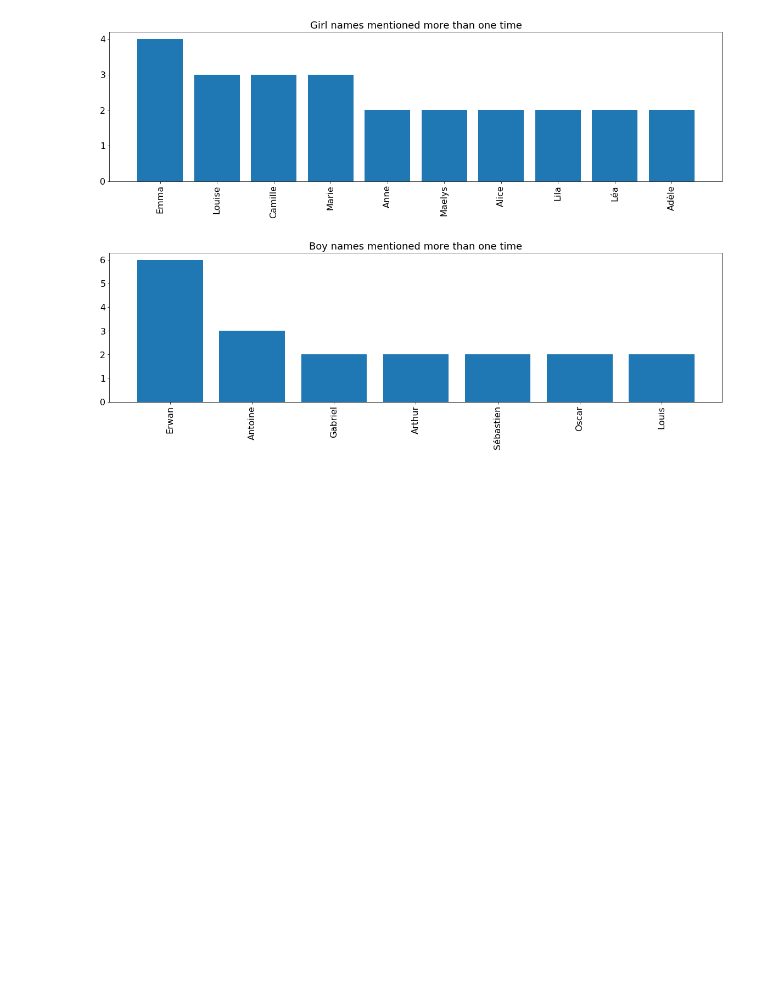
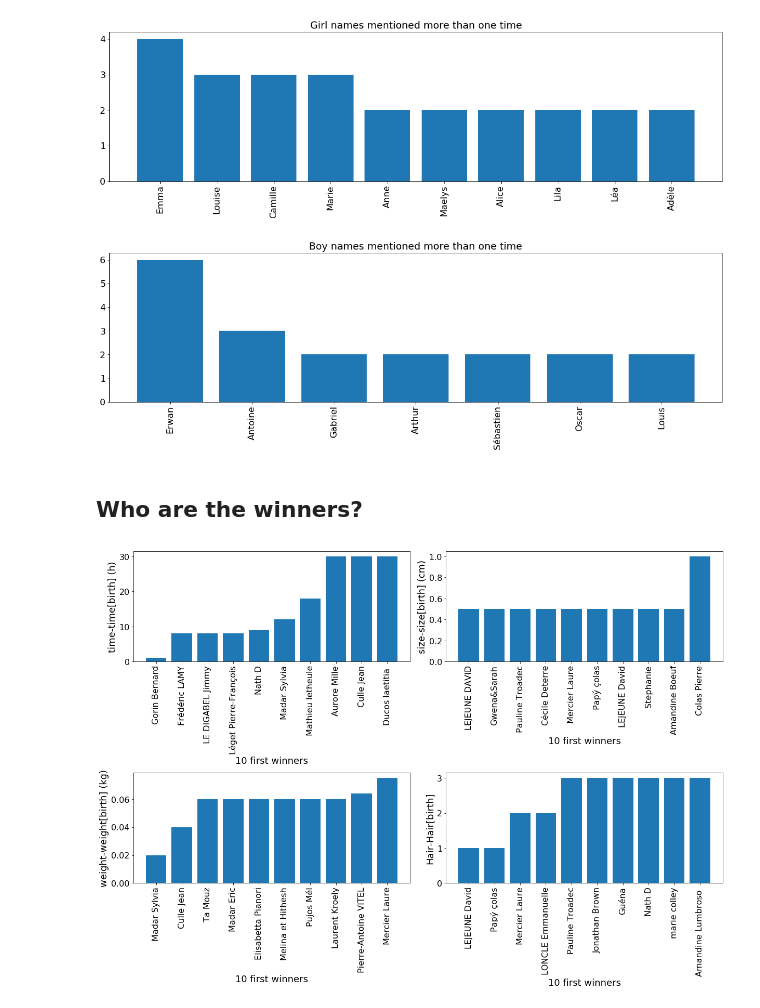
Before and after one commit to rmadar/BabyPollAnalysis, a Jupyter notebook: PollAnalysis.ipynb, the cells around one changed output. Drawn from its saved outputs; the diff is of its cells as text; code cells hidden in the pictures; blank space fills up the shorter version.

Commit message:
Adding winner plots

```diff
--- a/PollAnalysis.ipynb
+++ b/PollAnalysis.ipynb
@@ -277,3 +277,39 @@ plotNameFrequency(namesGirl,'Girl names mentioned more than one time')
 plotNameFrequency(namesBoy,'Boy names mentioned more than one time')
 # %% [output]
 [figure]
+# %% [markdown]
+## Who are the winners?
+# %%
+mydata['dttrue']     = pd.to_datetime(mydata['date_time']) - pd.to_datetime('10-11-2017 19:40:00')
+mydata['ddate_time'] = np.abs( mydata['dttrue'].astype('timedelta64[h]') )
+mydata['dsize'  ]    = np.abs(mydata['size']       - 52.5 )
+mydata['dweight']    = np.abs(mydata['weight']     - 3.040)
+mydata['dHair']      = np.abs(mydata['HairAmount'] - 3) + np.abs(mydata['HairColor']-2) + np.abs(mydata['HairStyle']-1)
+# %%
+def makeBarPlotForWinner(varname,ylabel,n=3):
+    is_sorted = mydata.sort_values(varname,ascending=True)
+    names  = is_sorted['your name']
+    values = is_sorted[varname]
+    ax = plt.bar(np.arange(n), values[:n])
+    plt.xticks(np.arange(n), names[:n], rotation='vertical')
+    plt.xlabel('{:.0f} first winners'.format(n))
+    plt.ylabel(ylabel)
+    return ax
+# %%
+plt.figure(figsize=(17,12))
+
+plt.subplot(2,2,1)
+ax = makeBarPlotForWinner('ddate_time','time-time[birth] (h)',10)
+
+plt.subplot(2,2,2)
+ax = makeBarPlotForWinner('dsize','size-size[birth] (cm)',10)
+
+plt.subplot(2,2,3)
+ax = makeBarPlotForWinner('dweight','weight-weight[birth] (kg)',10)
+
+plt.subplot(2,2,4)
+ax = makeBarPlotForWinner('dHair','Hair-Hair[birth]',10)
+
+plt.tight_layout()
+# %% [output]
+[figure, added]
```
Also changed, not shown: parts of 2 cells of this notebook.
